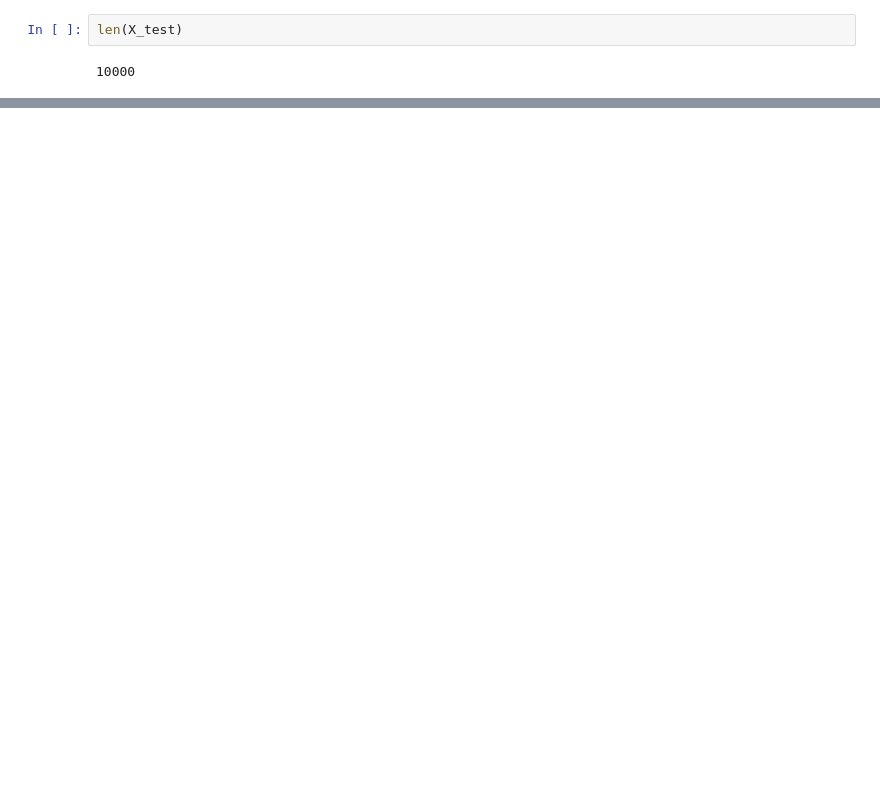
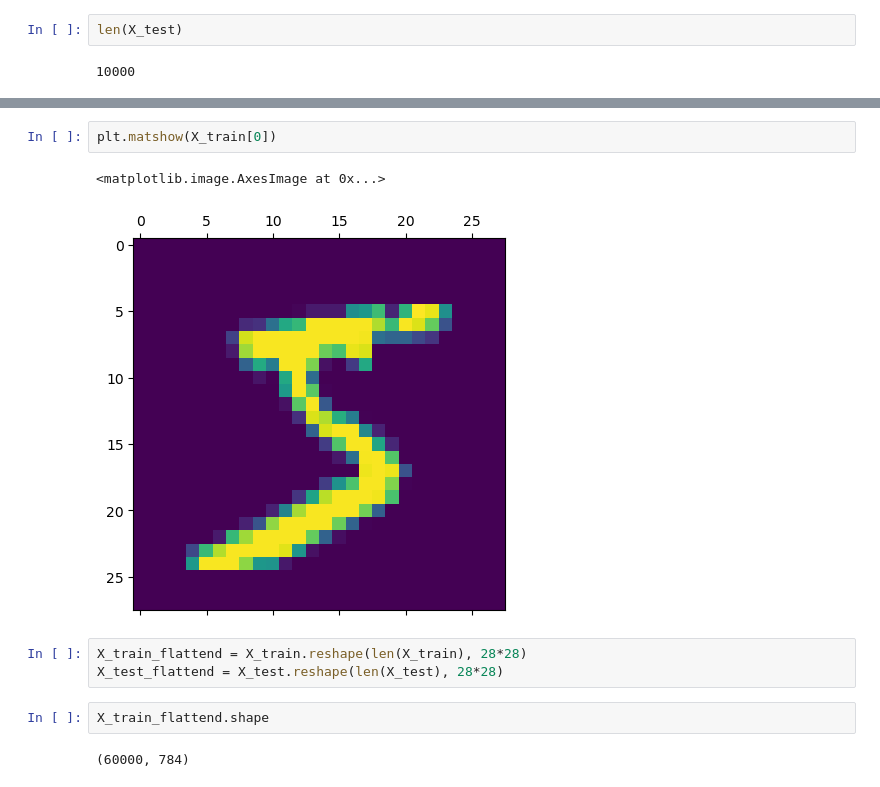
Before and after one commit to MDalamin5/Data-Science-ML, a Jupyter notebook: Python-Libraries_and_OOPs/Ostad-PY-Libraries/Module-12/code/OCR.ipynb, the cells around one changed output, grey strips where cells are left out. Saved outputs shown, nothing was run; the diff lists cells and outputs as text; blank space fills up the shorter version.

```diff
--- a/Python-Libraries_and_OOPs/Ostad-PY-Libraries/Module-12/code/OCR.ipynb
+++ b/Python-Libraries_and_OOPs/Ostad-PY-Libraries/Module-12/code/OCR.ipynb
@@ -40,0 +106,12 @@ len(X_test)
+# %%
+plt.matshow(X_train[0])
+# %% [output]
+<matplotlib.image.AxesImage at 0x...>
+[figure, added]
+# %%
+X_train_flattend = X_train.reshape(len(X_train), 28*28)
+X_test_flattend = X_test.reshape(len(X_test), 28*28)
+# %%
+X_train_flattend.shape
+# %% [output]
+(60000, 784)
```
Also changed, not shown: parts of 26 cells of this notebook, 1 other file.
